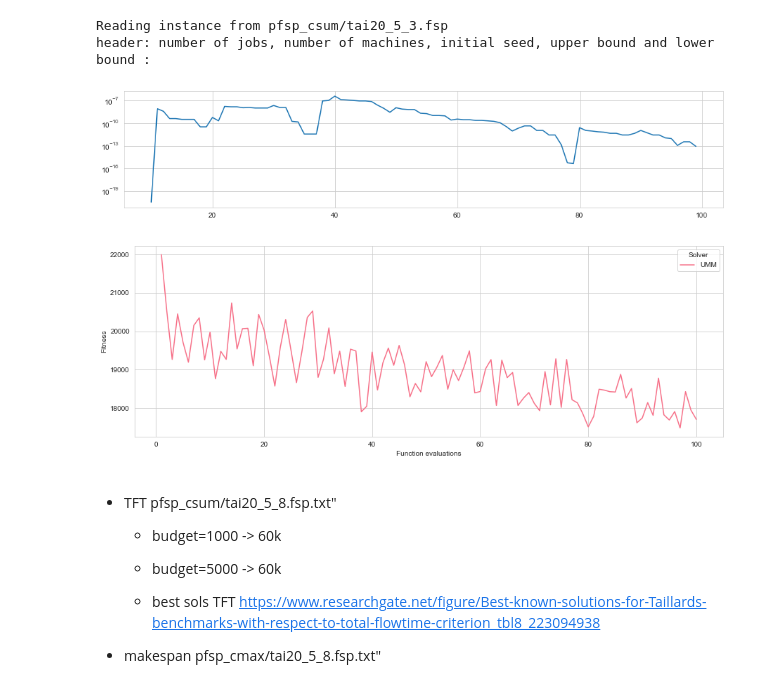
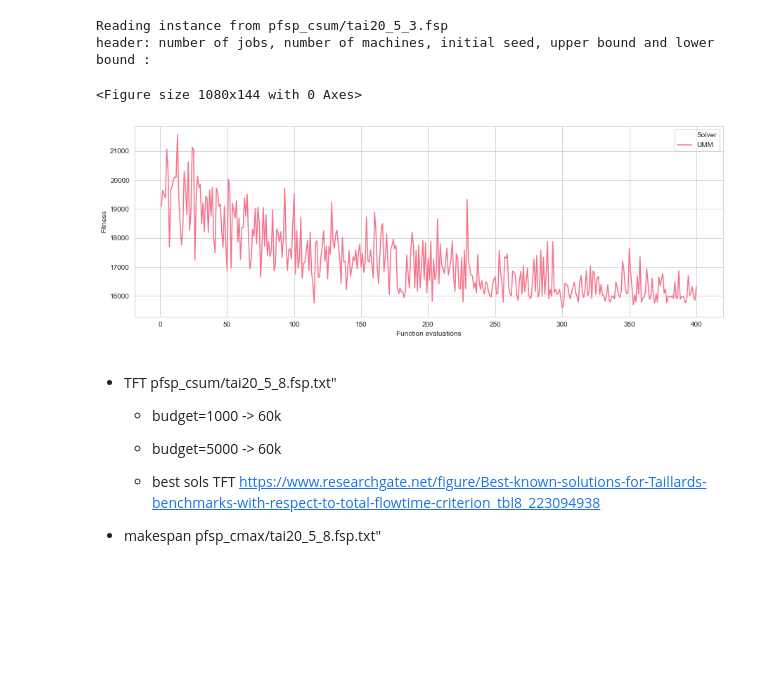
Before and after one commit to ekhiru/BB_optim, a Jupyter notebook: run_one_instance.ipynb, the cells around one changed output. Drawn from its saved outputs; the diff is of its cells as text; code cells hidden in the pictures; blank space fills up the shorter version.

Commit message:
hamming version

```diff
--- a/run_one_instance.ipynb
+++ b/run_one_instance.ipynb
@@ -56,6 +56,8 @@ for i in range(n):
 The next cell allows running CEGO and UMM over a chosen instance and with the selected parameters
 # %%
 reload(runner)
+res = []
+# budgetGA=10**3#
 # instance_name="LOP-synthetic,seed=123456,n=20,m=200,phi=0.5"
 instance_name = "pfsp_csum/tai20_5_3.fsp"
 # instance_name="pfsp_csum/rec19.txt"
@@ -64,45 +66,43 @@ instance_name = "pfsp_csum/tai20_5_3.fsp"
 # instance_name="lop/xLOLIB/N-be75eec_150"
 # instance_name="qap/nug12.dat"
 # instance_name="qap/test.dat"
-budgetGA=10**3#
-seed=8
-budget=100
+out_filename = "pickles/"+instance_name.replace("/", "_").replace(".txt", "")
+seed=3
+budget=400
 m_ini=10
-budgetMM=1## NO TOCAR
-eval_ranks = False
-r_1 = [.1]
-r_2 = [.9]
-res = []
-for ratio_samples_learn in r_1:
-  for weight_mass_learn in r_2:
-    out_filename = "pickles/"+instance_name.replace("/", "_").replace(".txt", "")#+'_Budget_'+str(budgetMM)
-    df = runner.run_once("UMM", instance_name, seed,budget = budget, m_ini = m_ini, budgetMM = budgetMM, ratio_samples_learn = ratio_samples_learn, weight_mass_learn = weight_mass_learn, out_filename = out_filename, eval_ranks=eval_ranks,init='random')
-#     res.append([out_filename,ratio_samples_learn, weight_mass_learn,df.Fitness.min()])
-# runner.run_once("CEGO", instance_name, seed,budget = budget, m_ini = m_ini, budgetGA = budgetGA, out_filename = out_filename)
+# estos son los parámetros que deberíamos probar
+eval_ranks = False # True
+dist_name = 'kendall' # 'hamming'
+scalfun_learning = 'exp'
+scalfun_sampling = 'log' # linear
+
+df = runner.run_once("UMM", instance_name, seed,budget = budget, m_ini = m_ini,
+                     out_filename = out_filename, eval_ranks=eval_ranks,init='random', dist_name=dist_name,
+                    scalfun_learning=scalfun_learning, scalfun_sampling=scalfun_sampling)
 # %% [output]
 Reading instance from pfsp_csum/tai20_5_3.fsp
 header: number of jobs, number of machines, initial seed, upper bound and lower bound :
 # %%
 df = pd.read_csv(out_filename+ '.csv.xz')
 df
-plt.figure(figsize=(15,3))
-df.rho.plot(logy=True)
-plt.show()
+plt.figure(figsize=(15,2))
+# df.rho.plot(logy=True)
+# plt.show()
 # df.rho.plot(logy=False)
 # print("instance name", df.instance.iloc[0], "- time", round(df.run_time.iloc[0], 2))
 # print(df.Fitness.min())
 
 color_variable = 'Solver'
 y_variables = ['Fitness']#,'Distance','phi_sample'
 palette = sns.color_palette("husl", len(df[color_variable].drop_duplicates()))
 for y_variable in y_variables:
     plt.figure(figsize=(15,5))
     sns.lineplot(x='Function evaluations',y=y_variable,hue='Solver',data=df, palette=palette)
 #     plt.savefig('img/'+instance_name.replace("/", "__").replace(".txt", "")+'order.eps')
     plt.show()
 # %% [output]
+<Figure size 1080x144 with 0 Axes>
-[figure, old version]
+[figure, new version]
-[figure, removed]
 # %% [markdown]
 - TFT pfsp_csum/tai20_5_8.fsp.txt"
 
```
Also changed, not shown: 4 other files.
